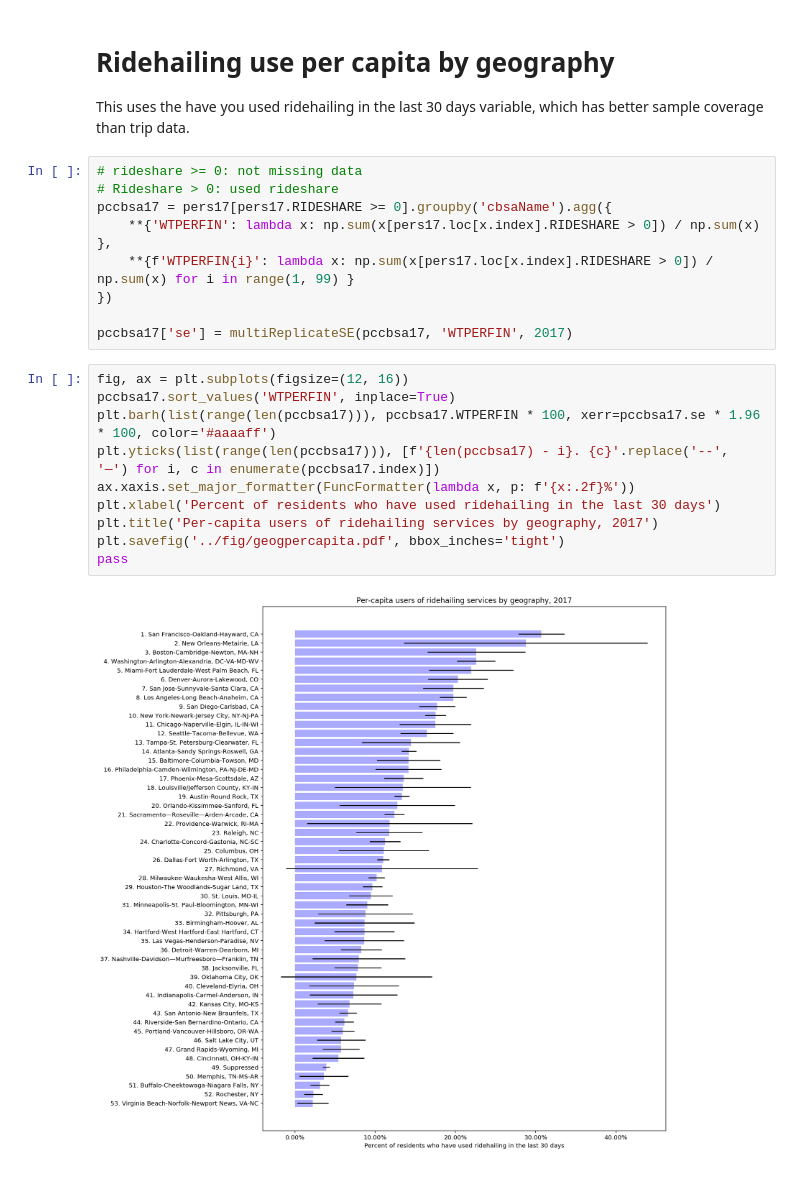
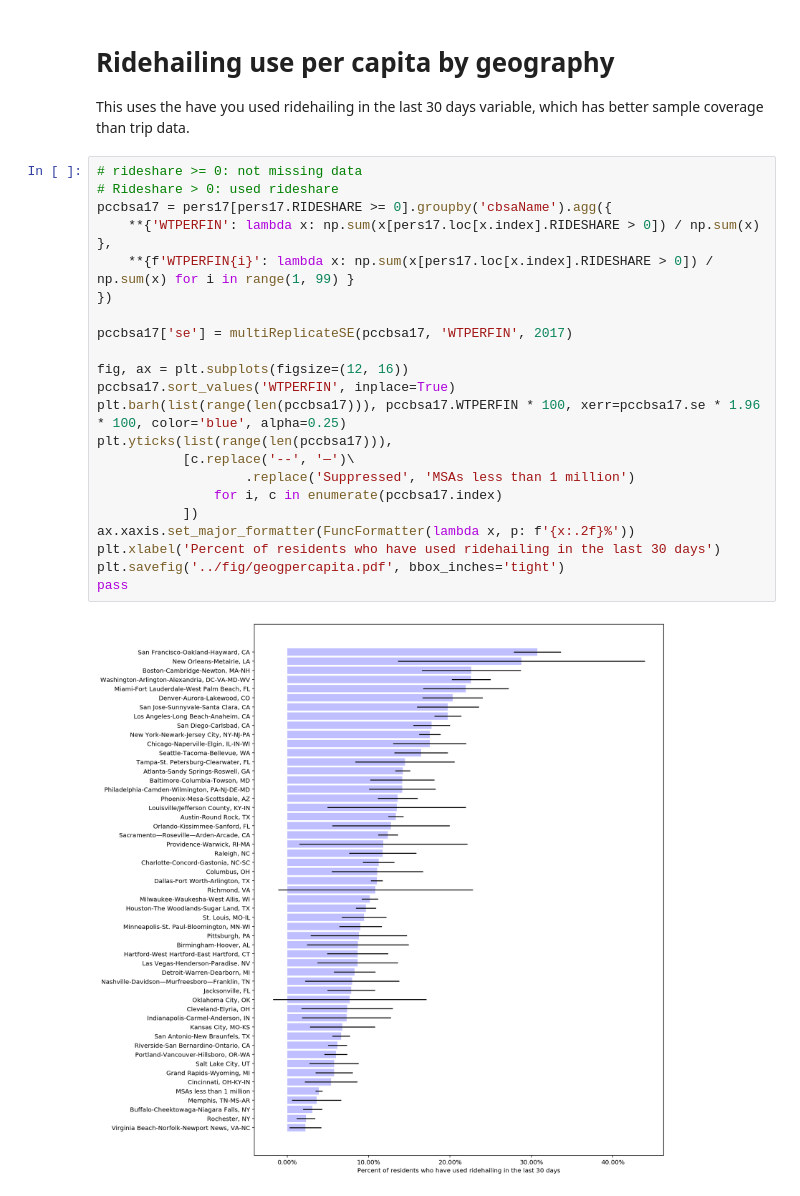
Before and after one commit to mattwigway/ridehailing-nhts-replication, a Jupyter notebook: notebooks/Demographics.ipynb, the cells around one changed output. Cells and saved outputs as stored; diff of their text form.

```diff
--- a/notebooks/Demographics.ipynb
+++ b/notebooks/Demographics.ipynb
@@ -708,22 +681,25 @@ This uses the have you used ridehailing in the last 30 days variable, which has
 # %%
 # rideshare >= 0: not missing data
 # Rideshare > 0: used rideshare
 pccbsa17 = pers17[pers17.RIDESHARE >= 0].groupby('cbsaName').agg({
     **{'WTPERFIN': lambda x: np.sum(x[pers17.loc[x.index].RIDESHARE > 0]) / np.sum(x) },
     **{f'WTPERFIN{i}': lambda x: np.sum(x[pers17.loc[x.index].RIDESHARE > 0]) / np.sum(x) for i in range(1, 99) }
 })
 
 pccbsa17['se'] = multiReplicateSE(pccbsa17, 'WTPERFIN', 2017)
+
+fig, ax = plt.subplots(figsize=(12, 16))
+pccbsa17.sort_values('WTPERFIN', inplace=True)
+plt.barh(list(range(len(pccbsa17))), pccbsa17.WTPERFIN * 100, xerr=pccbsa17.se * 1.96 * 100, color='blue', alpha=0.25)
+plt.yticks(list(range(len(pccbsa17))),
+           [c.replace('--', '—')\
+                   .replace('Suppressed', 'MSAs less than 1 million')
+               for i, c in enumerate(pccbsa17.index)
+           ])
+ax.xaxis.set_major_formatter(FuncFormatter(lambda x, p: f'{x:.2f}%'))
+plt.xlabel('Percent of residents who have used ridehailing in the last 30 days')
+plt.savefig('../fig/geogpercapita.pdf', bbox_inches='tight')
+pass
+# %% [output]
+[figure, added]
-# %%
-fig, ax = plt.subplots(figsize=(12, 16))
-pccbsa17.sort_values('WTPERFIN', inplace=True)
-plt.barh(list(range(len(pccbsa17))), pccbsa17.WTPERFIN * 100, xerr=pccbsa17.se * 1.96 * 100, color='#aaaaff')
-plt.yticks(list(range(len(pccbsa17))), [f'{len(pccbsa17) - i}. {c}'.replace('--', '—') for i, c in enumerate(pccbsa17.index)])
-ax.xaxis.set_major_formatter(FuncFormatter(lambda x, p: f'{x:.2f}%'))
-plt.xlabel('Percent of residents who have used ridehailing in the last 30 days')
-plt.title('Per-capita users of ridehailing services by geography, 2017')
-plt.savefig('../fig/geogpercapita.pdf', bbox_inches='tight')
-pass
-# %% [output]
-[figure, removed]
 # %%
```
Also changed, not shown: parts of 18 cells of this notebook, 11 other files.
